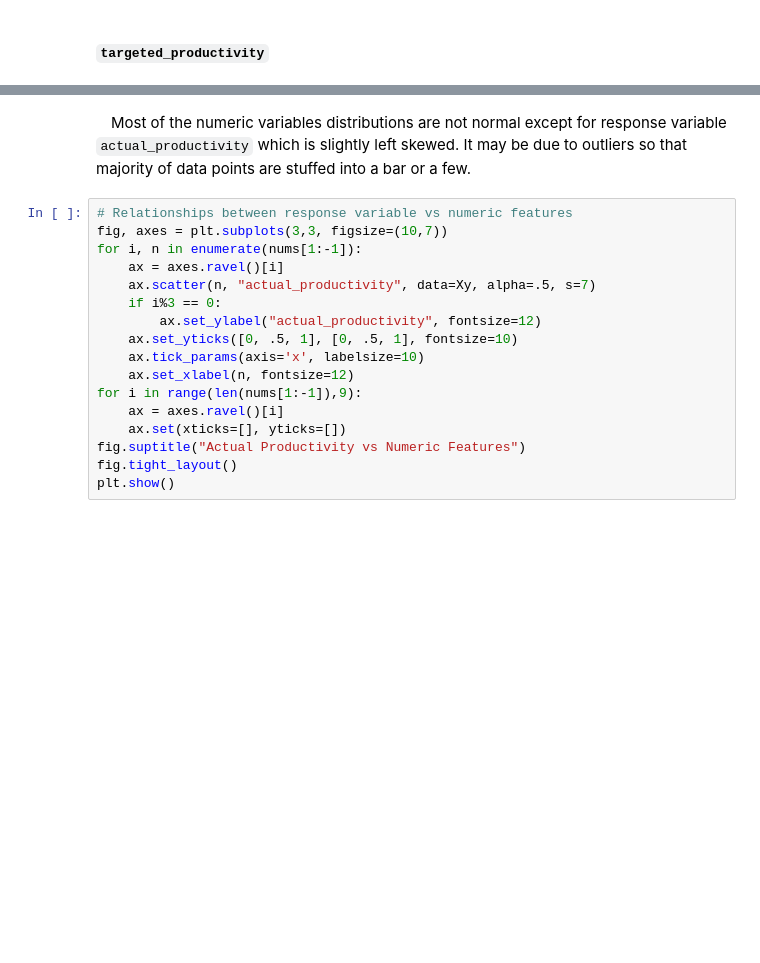
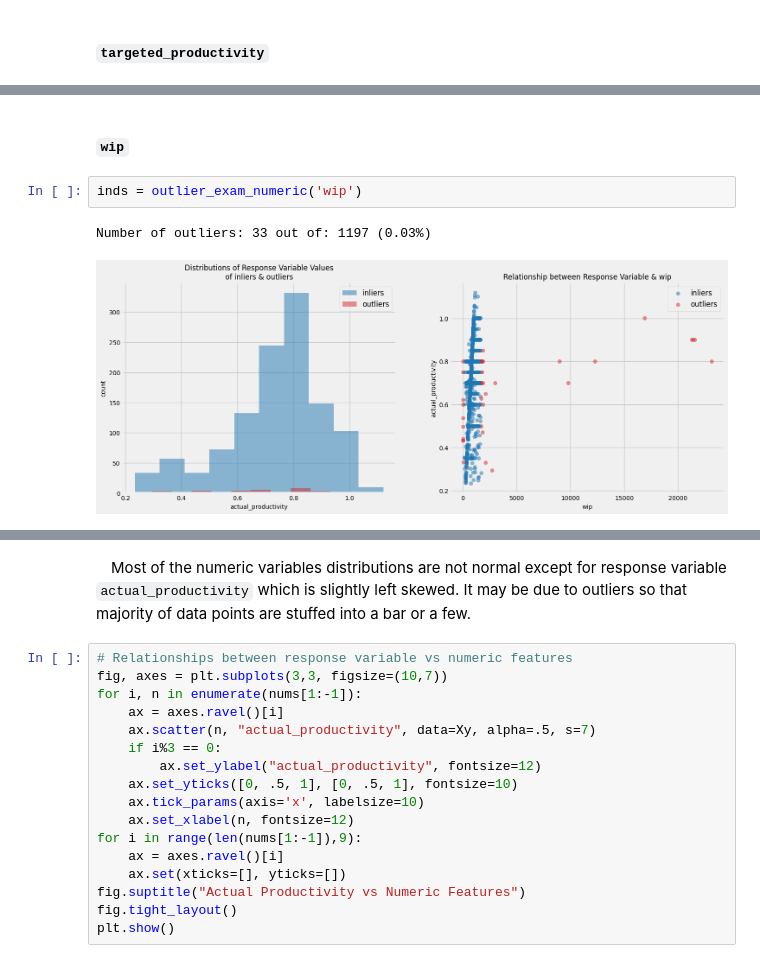
Before and after one commit to moscmh/productivity-prediction, a Jupyter notebook: garment.ipynb, the cells around one changed output, grey strips where cells are left out. Drawn from its saved outputs; the diff is of its cells as text; blank space fills up the shorter version.

```diff
--- a/garment.ipynb
+++ b/garment.ipynb
@@ -266,0 +259,7 @@ Requirement already satisfied: six>=1.5 in /Users/moswai/Documents/Mos/.venv/lib
+# %% [markdown]
+#### `wip`
+# %%
+inds = outlier_exam_numeric('wip')
+# %% [output]
+Number of outliers: 33 out of: 1197 (0.03%)
+[figure, added]
```
Also changed, not shown: parts of 36 cells of this notebook.
